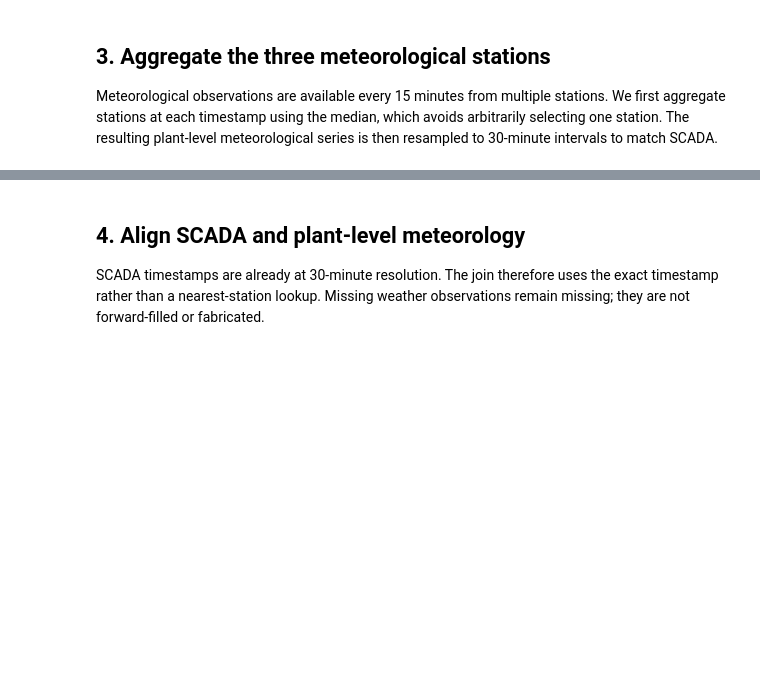
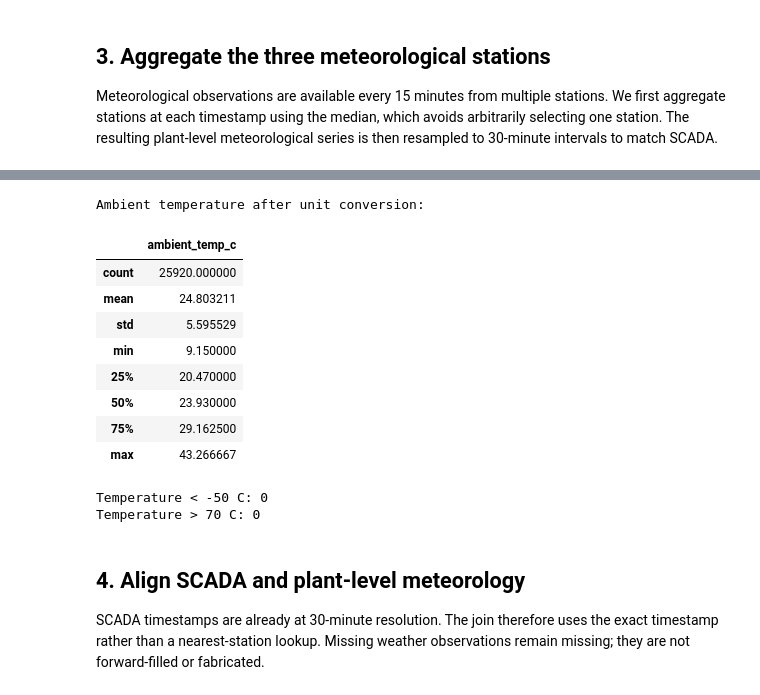
Before and after one commit to rifqironanda/fault_detection_solar_operation_monitoring, a Jupyter notebook: notebook/data.ipynb, the cells around one changed output, grey strips where cells are left out. Saved outputs shown, nothing was run; the diff lists cells and outputs as text; code cells hidden in the pictures; blank space fills up the shorter version.

```diff
--- a/notebook/data.ipynb
+++ b/notebook/data.ipynb
@@ -182,3 +291,31 @@ display(meteo_plant_30m.head())
+# %%
+print("\nAmbient temperature after unit conversion:")
+display(
+    meteo["ambient_temp"].describe().to_frame("ambient_temp_c")
+)
+
+print(
+    "Temperature < -50 C:",
+    (meteo["ambient_temp"] < -50).sum()
+)
+
+print(
+    "Temperature > 70 C:",
+    (meteo["ambient_temp"] > 70).sum()
+)
+# %% [output]
+Ambient temperature after unit conversion:
+|  | ambient_temp_c |
+| count | 25920.000000 |
+| mean | 24.803211 |
+| std | 5.595529 |
+| min | 9.150000 |
+| 25% | 20.470000 |
+| 50% | 23.930000 |
+| 75% | 29.162500 |
+| max | 43.266667 |
+Temperature < -50 C: 0
+Temperature > 70 C: 0
 # %% [markdown]
 ## 4. Align SCADA and plant-level meteorology
 
```
Also changed, not shown: parts of 10 cells of this notebook, 2 other files.
